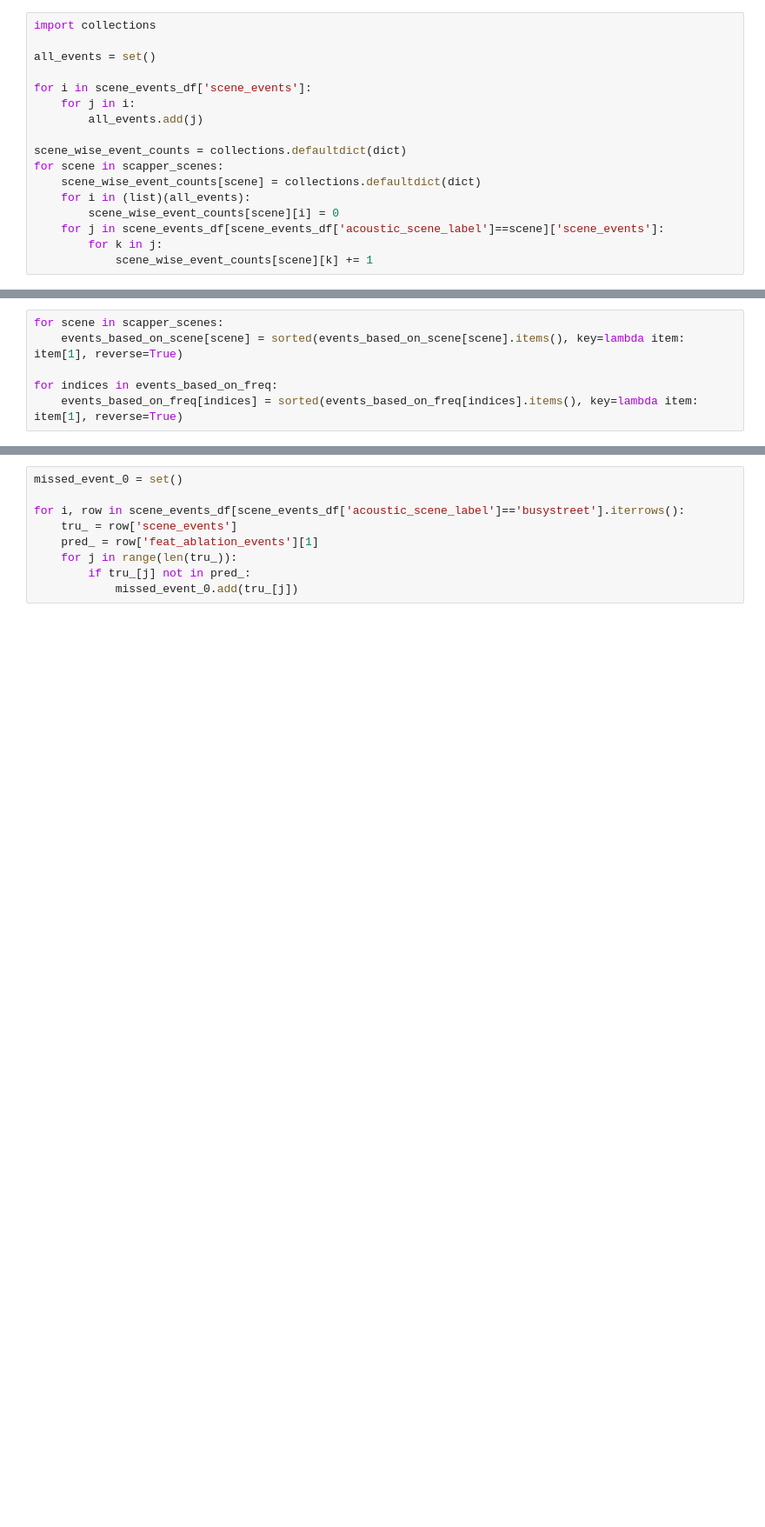
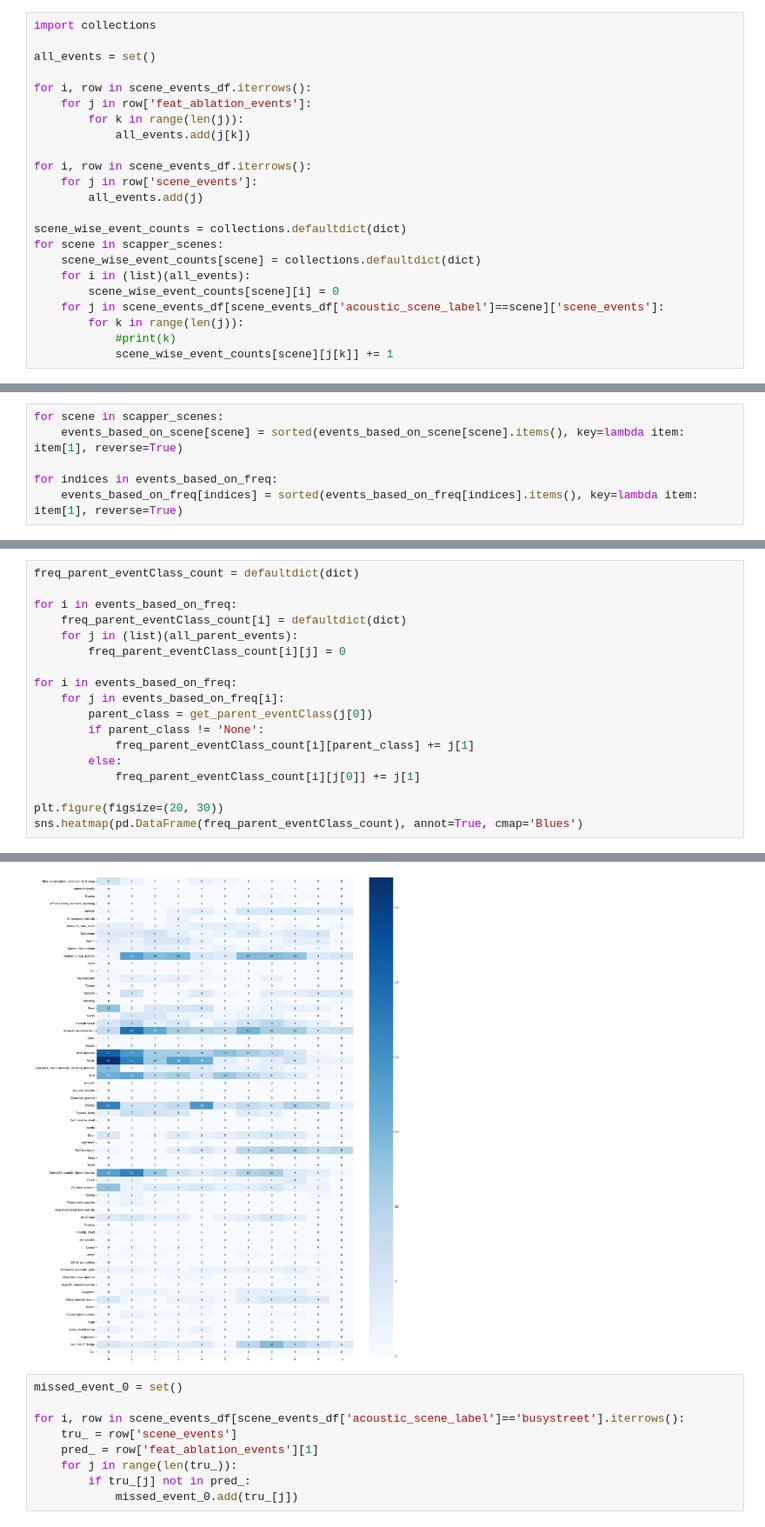
Before and after one commit to darshitttt/Scene_X_Events, a Jupyter notebook: scapper_panns_afterFeatAblation.ipynb, the cells around one changed output, grey strips where cells are left out. Shown at 87% size. Drawn from its saved outputs; the diff is of its cells as text; blank space fills up the shorter version.

```diff
--- a/scapper_panns_afterFeatAblation.ipynb
+++ b/scapper_panns_afterFeatAblation.ipynb
@@ -29,8 +29,13 @@ import collections
 
 all_events = set()
 
-for i in scene_events_df['scene_events']:
-    for j in i:
+for i, row in scene_events_df.iterrows():
+    for j in row['feat_ablation_events']:
+        for k in range(len(j)):
+            all_events.add(j[k])
+
+for i, row in scene_events_df.iterrows():
+    for j in row['scene_events']:
         all_events.add(j)
 
 scene_wise_event_counts = collections.defaultdict(dict)
@@ -39,8 +44,9 @@ for scene in scapper_scenes:
     for i in (list)(all_events):
         scene_wise_event_counts[scene][i] = 0
     for j in scene_events_df[scene_events_df['acoustic_scene_label']==scene]['scene_events']:
-        for k in j:
-            scene_wise_event_counts[scene][k] += 1
+        for k in range(len(j)):
+            #print(k)
+            scene_wise_event_counts[scene][j[k]] += 1
 # %%
 for scene in scapper_scenes:
     scene_wise_event_counts[scene] = sorted(scene_wise_event_counts[scene].items(), key=lambda item: item[1], reverse=True)
@@ -155,0 +194,19 @@ str
+# %%
+freq_parent_eventClass_count = defaultdict(dict)
+
+for i in events_based_on_freq:
+    freq_parent_eventClass_count[i] = defaultdict(dict)
+    for j in (list)(all_parent_events):
+        freq_parent_eventClass_count[i][j] = 0
+
+for i in events_based_on_freq:
+    for j in events_based_on_freq[i]:
+        parent_class = get_parent_eventClass(j[0])
+        if parent_class != 'None':
+            freq_parent_eventClass_count[i][parent_class] += j[1]
+        else:
+            freq_parent_eventClass_count[i][j[0]] += j[1]
+
+plt.figure(figsize=(20, 30))
+sns.heatmap(pd.DataFrame(freq_parent_eventClass_count), annot=True, cmap='Blues')
+# %% [output]
@@ -156,3 +214,4 @@ str
+[figure, added]
 # %%
 missed_event_0 = set()
 
```
Also changed, not shown: parts of 7 cells of this notebook.
